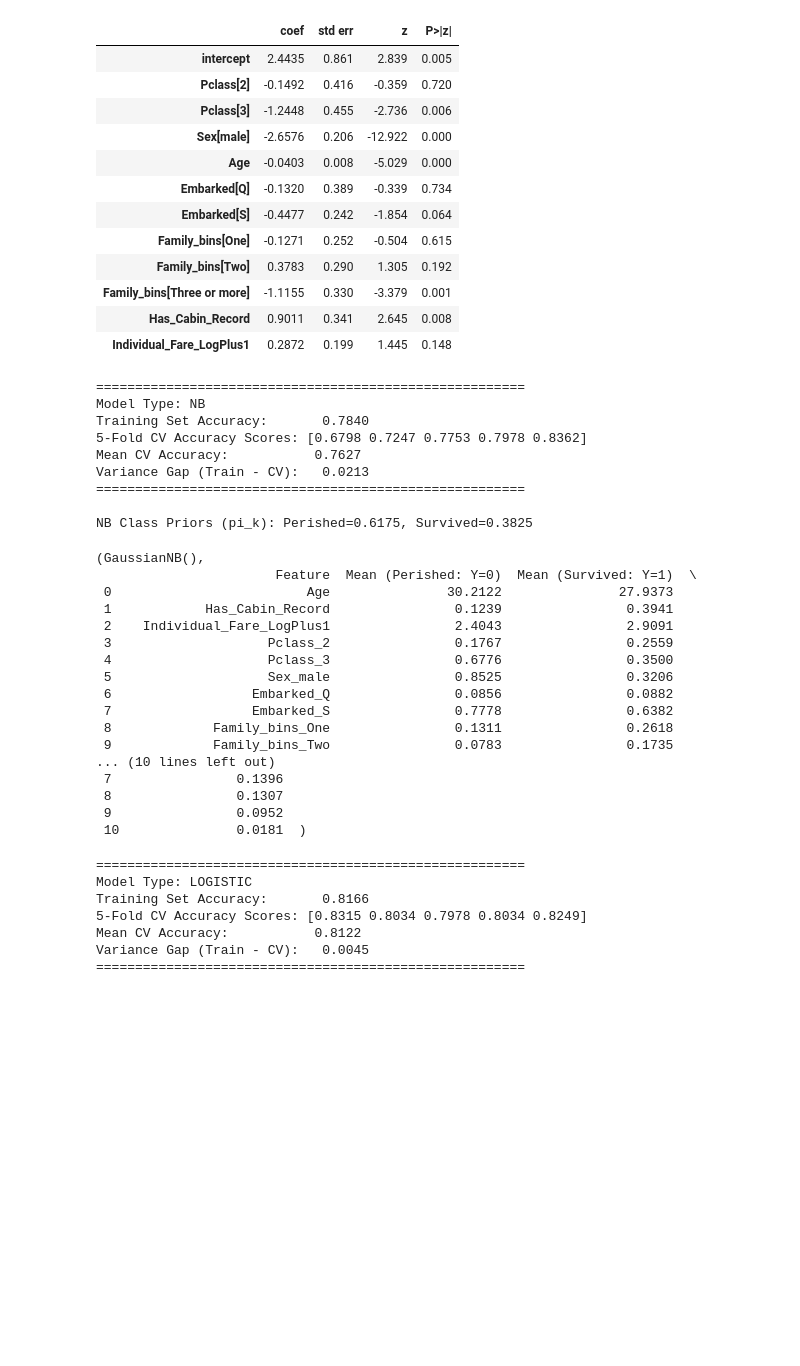
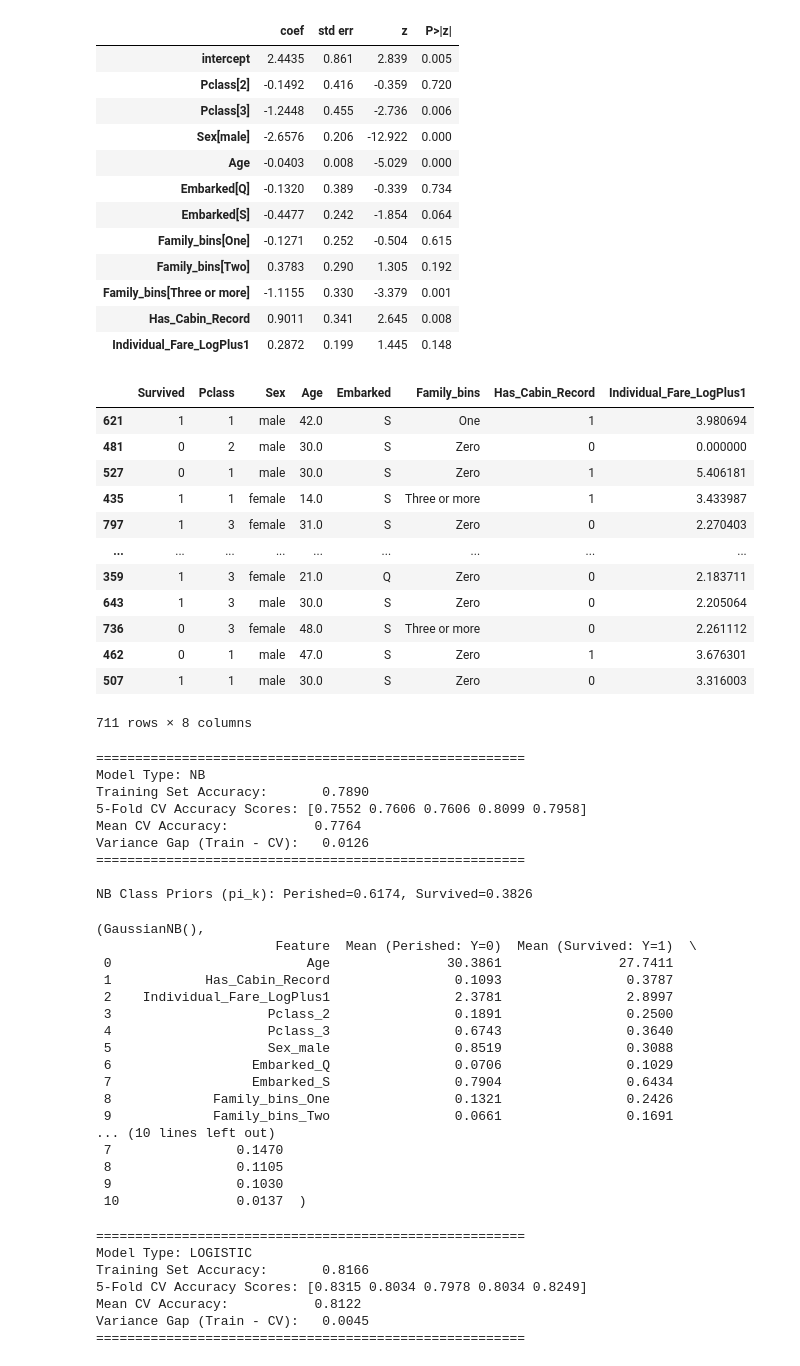
Before and after one commit to Mescoman/Titanic_Kaggle, a Jupyter notebook: Titanic_Notebook_EDA_rough.ipynb, the cells around one changed output. Cells and saved outputs as stored; diff of their text form; code cells hidden in the pictures; blank space fills up the shorter version.

```diff
--- a/Titanic_Notebook_EDA_rough.ipynb
+++ b/Titanic_Notebook_EDA_rough.ipynb
@@ -526,35 +526,59 @@ def Model_Fitter_Sklearn(dataframe, target_col='Survived', model_type='logistic'
         summary_df = means_df
 
     return model, summary_df
+# %%
+# Split 80% Train, 20% Validation with stratification
+Titanic_trainer_f, Titanic_validater_f = train_test_split(
+    Titanic_train_f,
+    test_size=0.20,
+    random_state=42,
+    stratify=Titanic_train_f['Survived']
+)
+
+Titanic_trainer_f
+# %% [output]
+|  | Survived | Pclass | Sex | Age | Embarked | Family_bins | Has_Cabin_Record | Individual_Fare_LogPlus1 |
+| 621 | 1 | 1 | male | 42.0 | S | One | 1 | 3.980694 |
+| 481 | 0 | 2 | male | 30.0 | S | Zero | 0 | 0.000000 |
+| 527 | 0 | 1 | male | 30.0 | S | Zero | 1 | 5.406181 |
+| 435 | 1 | 1 | female | 14.0 | S | Three or more | 1 | 3.433987 |
+| 797 | 1 | 3 | female | 31.0 | S | Zero | 0 | 2.270403 |
+| ... | ... | ... | ... | ... | ... | ... | ... | ... |
+| 359 | 1 | 3 | female | 21.0 | Q | Zero | 0 | 2.183711 |
+| 643 | 1 | 3 | male | 30.0 | S | Zero | 0 | 2.205064 |
+| 736 | 0 | 3 | female | 48.0 | S | Three or more | 0 | 2.261112 |
+| 462 | 0 | 1 | male | 47.0 | S | Zero | 1 | 3.676301 |
+| 507 | 1 | 1 | male | 30.0 | S | Zero | 0 | 3.316003 |
+711 rows × 8 columns
 # %%
-Model_Fitter_Sklearn(Titanic_train_f, target_col='Survived', model_type='NB', cv_folds=5)
+Model_Fitter_Sklearn(Titanic_trainer_f, target_col='Survived', model_type='NB', cv_folds=5)
 # %% [output]
 =======================================================
 Model Type: NB
-Training Set Accuracy:       0.7840
-5-Fold CV Accuracy Scores: [0.6798 0.7247 0.7753 0.7978 0.8362]
-Mean CV Accuracy:           0.7627
-Variance Gap (Train - CV):   0.0213
+Training Set Accuracy:       0.7890
+5-Fold CV Accuracy Scores: [0.7552 0.7606 0.7606 0.8099 0.7958]
+Mean CV Accuracy:           0.7764
+Variance Gap (Train - CV):   0.0126
 =======================================================
 
-NB Class Priors (pi_k): Perished=0.6175, Survived=0.3825
+NB Class Priors (pi_k): Perished=0.6174, Survived=0.3826
 (GaussianNB(),
                        Feature  Mean (Perished: Y=0)  Mean (Survived: Y=1)  \
- 0                         Age               30.2122               27.9373
- 1            Has_Cabin_Record                0.1239                0.3941
- 2    Individual_Fare_LogPlus1                2.4043                2.9091
- 3                    Pclass_2                0.1767                0.2559
- 4                    Pclass_3                0.6776                0.3500
- 5                    Sex_male                0.8525                0.3206
- 6                  Embarked_Q                0.0856                0.0882
- 7                  Embarked_S                0.7778                0.6382
- 8             Family_bins_One                0.1311                0.2618
- 9             Family_bins_Two                0.0783                0.1735
+ 0                         Age               30.3861               27.7411
+ 1            Has_Cabin_Record                0.1093                0.3787
+ 2    Individual_Fare_LogPlus1                2.3781                2.8997
+ 3                    Pclass_2                0.1891                0.2500
+ 4                    Pclass_3                0.6743                0.3640
+ 5                    Sex_male                0.8519                0.3088
+ 6                  Embarked_Q                0.0706                0.1029
+ 7                  Embarked_S                0.7904                0.6434
+ 8             Family_bins_One                0.1321                0.2426
+ 9             Family_bins_Two                0.0661                0.1691
 ... (10 lines left out)
- 7                0.1396
- 8                0.1307
- 9                0.0952
- 10               0.0181  )
+ 7                0.1470
+ 8                0.1105
+ 9                0.1030
+ 10               0.0137  )
 # %%
 # Alright, now we fit the models themselves:
 
```
Also changed, not shown: parts of 9 cells of this notebook, 3 other files.
